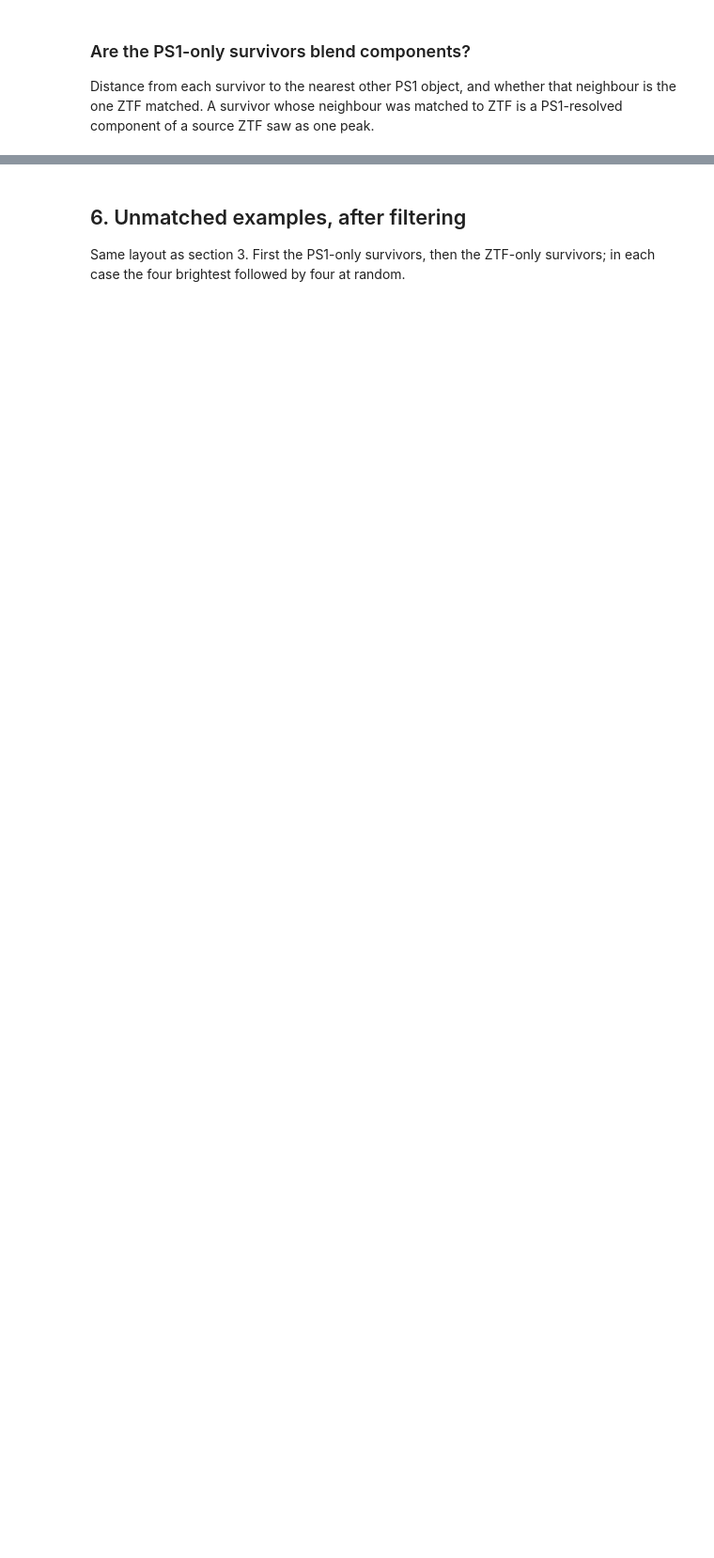
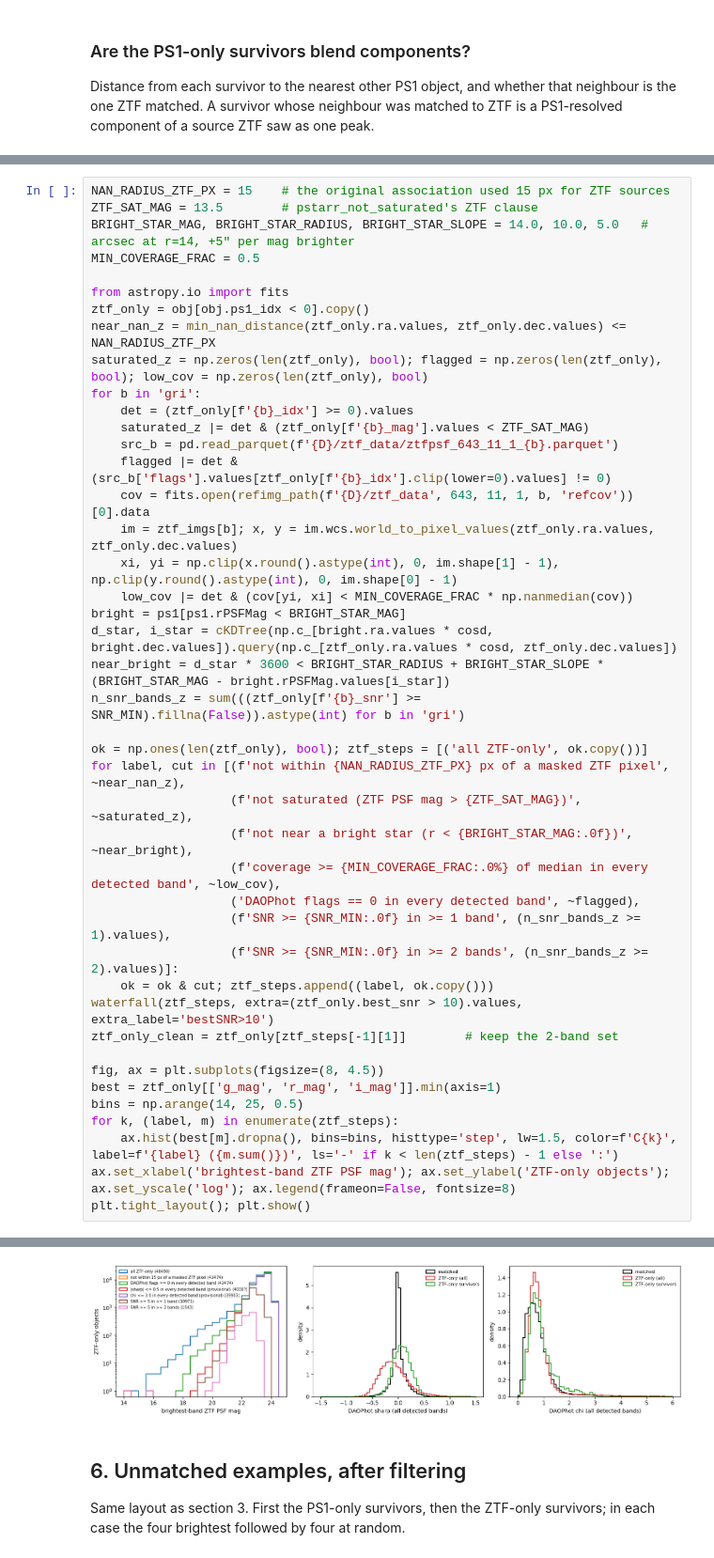
Before and after one commit to Adam-Boesky/long_transients2, a Jupyter notebook: Notebooks/ztf_ps1_matching.ipynb, the cells around one changed output, grey strips where cells are left out. Shown at 94% size. Saved outputs shown, nothing was run; the diff lists cells and outputs as text; blank space fills up the shorter version.

Commit message:
Notebook: replace sharp/chi with saturation, bright-star and coverage cuts on the ZTF-only side
Co-Authored-By: Claude Fable 5.1 <noreply@anthropic.com>

```diff
--- a/Notebooks/ztf_ps1_matching.ipynb
+++ b/Notebooks/ztf_ps1_matching.ipynb
@@ -304,0 +294,44 @@ plt.tight_layout(); plt.show()
+# %%
+NAN_RADIUS_ZTF_PX = 15    # the original association used 15 px for ZTF sources
+ZTF_SAT_MAG = 13.5        # pstarr_not_saturated's ZTF clause
+BRIGHT_STAR_MAG, BRIGHT_STAR_RADIUS, BRIGHT_STAR_SLOPE = 14.0, 10.0, 5.0   # arcsec at r=14, +5" per mag brighter
+MIN_COVERAGE_FRAC = 0.5
+
+from astropy.io import fits
+ztf_only = obj[obj.ps1_idx < 0].copy()
+near_nan_z = min_nan_distance(ztf_only.ra.values, ztf_only.dec.values) <= NAN_RADIUS_ZTF_PX
+saturated_z = np.zeros(len(ztf_only), bool); flagged = np.zeros(len(ztf_only), bool); low_cov = np.zeros(len(ztf_only), bool)
+for b in 'gri':
+    det = (ztf_only[f'{b}_idx'] >= 0).values
+    saturated_z |= det & (ztf_only[f'{b}_mag'].values < ZTF_SAT_MAG)
+    src_b = pd.read_parquet(f'{D}/ztf_data/ztfpsf_643_11_1_{b}.parquet')
+    flagged |= det & (src_b['flags'].values[ztf_only[f'{b}_idx'].clip(lower=0).values] != 0)
+    cov = fits.open(refimg_path(f'{D}/ztf_data', 643, 11, 1, b, 'refcov'))[0].data
+    im = ztf_imgs[b]; x, y = im.wcs.world_to_pixel_values(ztf_only.ra.values, ztf_only.dec.values)
+    xi, yi = np.clip(x.round().astype(int), 0, im.shape[1] - 1), np.clip(y.round().astype(int), 0, im.shape[0] - 1)
+    low_cov |= det & (cov[yi, xi] < MIN_COVERAGE_FRAC * np.nanmedian(cov))
+bright = ps1[ps1.rPSFMag < BRIGHT_STAR_MAG]
+d_star, i_star = cKDTree(np.c_[bright.ra.values * cosd, bright.dec.values]).query(np.c_[ztf_only.ra.values * cosd, ztf_only.dec.values])
+near_bright = d_star * 3600 < BRIGHT_STAR_RADIUS + BRIGHT_STAR_SLOPE * (BRIGHT_STAR_MAG - bright.rPSFMag.values[i_star])
+n_snr_bands_z = sum(((ztf_only[f'{b}_snr'] >= SNR_MIN).fillna(False)).astype(int) for b in 'gri')
+
+ok = np.ones(len(ztf_only), bool); ztf_steps = [('all ZTF-only', ok.copy())]
+for label, cut in [(f'not within {NAN_RADIUS_ZTF_PX} px of a masked ZTF pixel', ~near_nan_z),
+                   (f'not saturated (ZTF PSF mag > {ZTF_SAT_MAG})', ~saturated_z),
+                   (f'not near a bright star (r < {BRIGHT_STAR_MAG:.0f})', ~near_bright),
+                   (f'coverage >= {MIN_COVERAGE_FRAC:.0%} of median in every detected band', ~low_cov),
+                   ('DAOPhot flags == 0 in every detected band', ~flagged),
+                   (f'SNR >= {SNR_MIN:.0f} in >= 1 band', (n_snr_bands_z >= 1).values),
+                   (f'SNR >= {SNR_MIN:.0f} in >= 2 bands', (n_snr_bands_z >= 2).values)]:
+    ok = ok & cut; ztf_steps.append((label, ok.copy()))
+waterfall(ztf_steps, extra=(ztf_only.best_snr > 10).values, extra_label='bestSNR>10')
+ztf_only_clean = ztf_only[ztf_steps[-1][1]]        # keep the 2-band set
+
+fig, ax = plt.subplots(figsize=(8, 4.5))
+best = ztf_only[['g_mag', 'r_mag', 'i_mag']].min(axis=1)
+bins = np.arange(14, 25, 0.5)
+for k, (label, m) in enumerate(ztf_steps):
+    ax.hist(best[m].dropna(), bins=bins, histtype='step', lw=1.5, color=f'C{k}', label=f'{label} ({m.sum()})', ls='-' if k < len(ztf_steps) - 1 else ':')
+ax.set_xlabel('brightest-band ZTF PSF mag'); ax.set_ylabel('ZTF-only objects'); ax.set_yscale('log'); ax.legend(frameon=False, fontsize=8)
+plt.tight_layout(); plt.show()
+# %% [output]
@@ -305,3 +346,4 @@ plt.tight_layout(); plt.show()
+[figure, added]
 # %% [markdown]
 ## 6. Unmatched examples, after filtering
 
```
Also changed, not shown: parts of 11 cells of this notebook.
